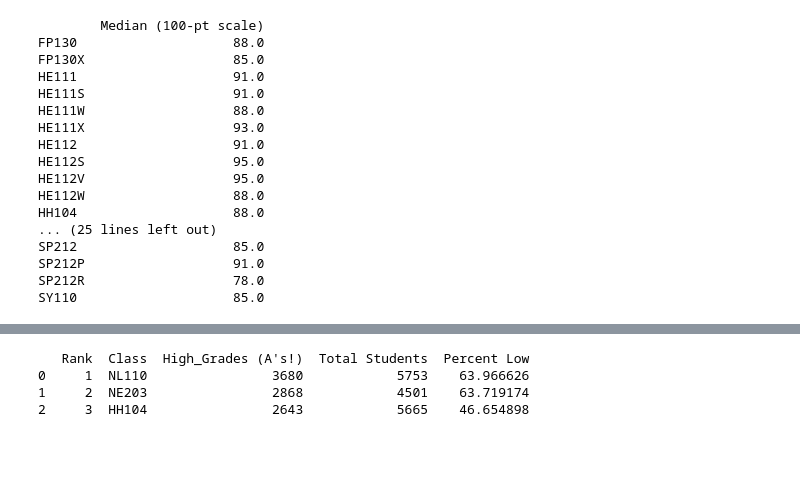
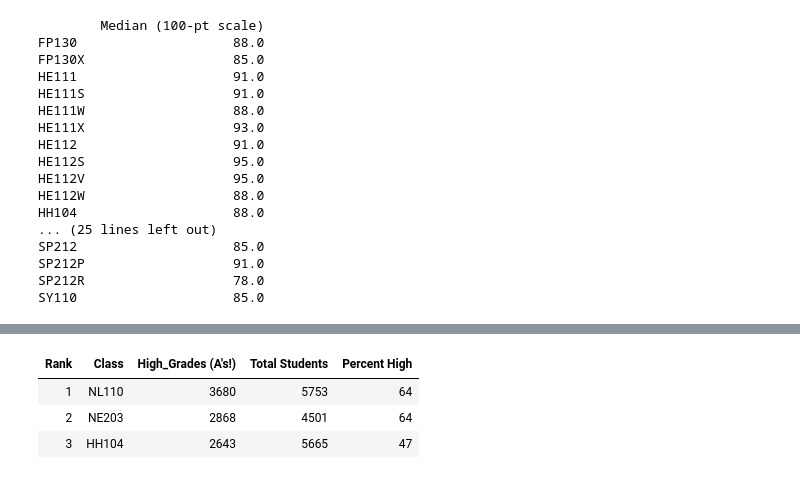
Before and after one commit to dschipper26/SI470, a Jupyter notebook: Lab_01.ipynb, the cells around one changed output, grey strips where cells are left out. Saved outputs shown, nothing was run; the diff lists cells and outputs as text; code cells hidden in the pictures; blank space fills up the shorter version.

```diff
--- a/Lab_01.ipynb
+++ b/Lab_01.ipynb
@@ -120,36 +127,38 @@ df_clean = df.map(extract_final_grade)
 # Step 2: Valid grades (we only want those in mapping)
 valid_grades = list(grade_to_numeric.keys())
 df_clean = df_clean.map(lambda g: g if g in valid_grades else None)
 
 # Step 3: Count A’s per class
 risk_summary = []
 
 for col in df_clean.columns:
     grades = df_clean[col].dropna()
 
     # Count only low grades
     high_count = grades.isin(["A+", "A", "A-"]).sum()
 
     # Total students (valid grades only)
     total_students = len(grades)
 
+    percent_high = (high_count / total_students * 100) if total_students > 0 else 0
+    percent_high = round(percent_high)   # round to ones place
     # Build row
     risk_summary.append({
         "Class": col,
         "High_Grades (A's!)": high_count,
         "Total Students": total_students,
-        "Percent Low": (high_count / total_students * 100) if total_students > 0 else 0
+        "Percent High": percent_high
     })
 
 # Step 4: Make DataFrame and rank
 risk_df = pd.DataFrame(risk_summary)
 risk_df = risk_df.sort_values("High_Grades (A's!)", ascending=False).reset_index(drop=True)
 
 risk_df.insert(0, "Rank", risk_df.index + 1)
 
-print(risk_df.head(3))  # top 10 riskiest classes
+display(risk_df.head(3).style.hide(axis="index"))
 # %% [output]
-   Rank  Class  High_Grades (A's!)  Total Students  Percent Low
-0     1  NL110                3680            5753    63.966626
-1     2  NE203                2868            4501    63.719174
-2     3  HH104                2643            5665    46.654898
+| Rank | Class | High_Grades (A's!) | Total Students | Percent High |
+| 1 | NL110 | 3680 | 5753 | 64 |
+| 2 | NE203 | 2868 | 4501 | 64 |
+| 3 | HH104 | 2643 | 5665 | 47 |
```
Also changed, not shown: parts of 11 cells of this notebook, 1 other file.
